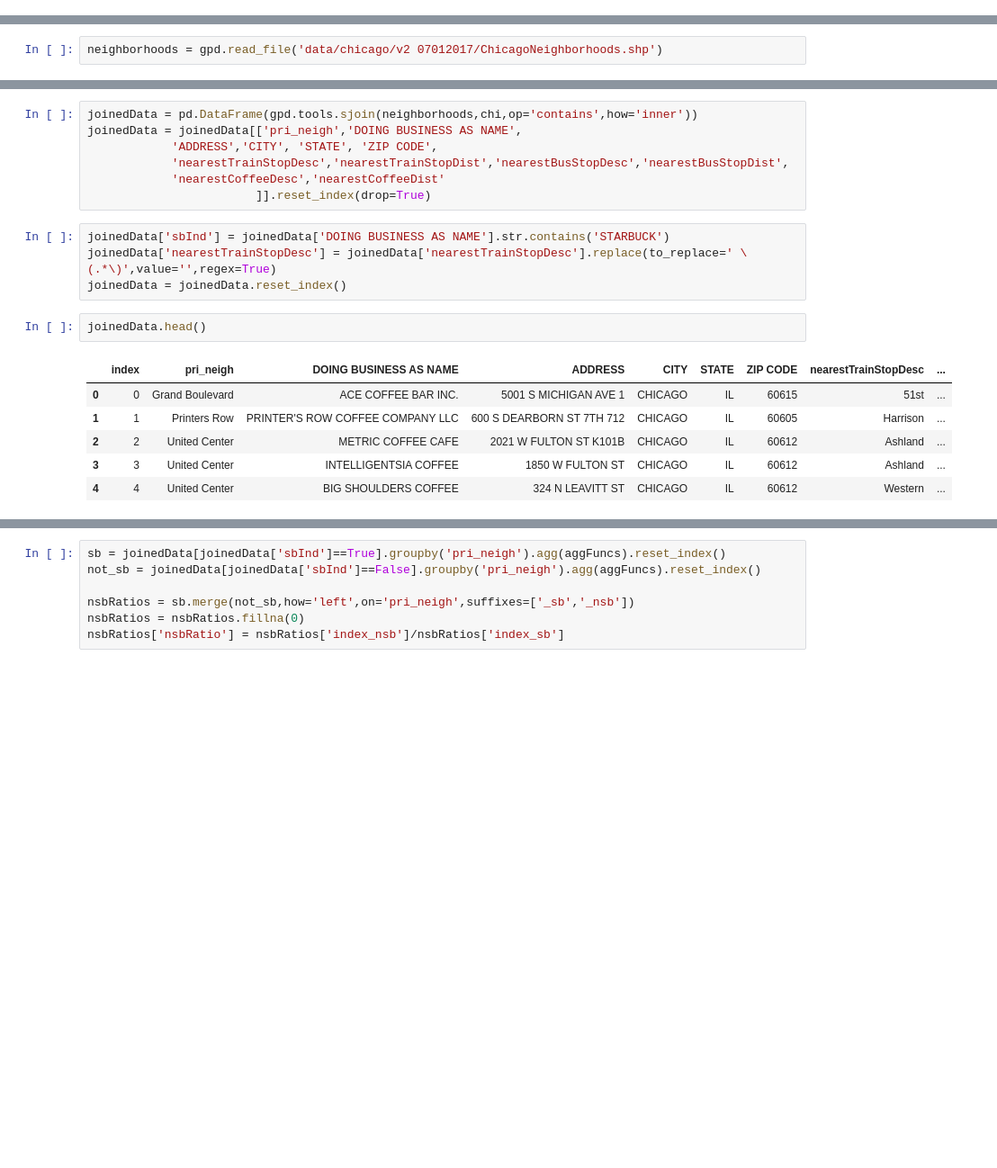
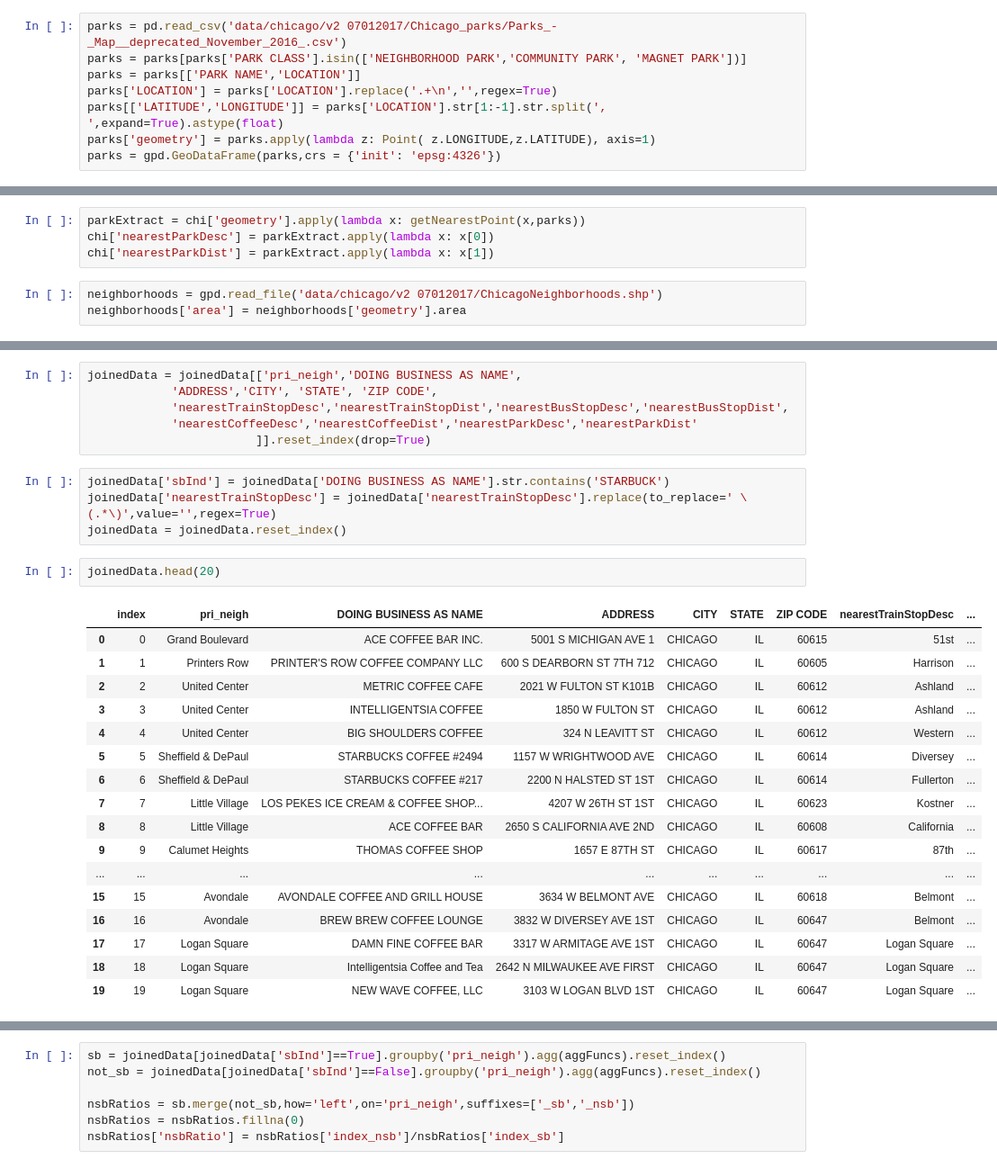
Before and after one commit to BEugeneSmith/Neighborhood-Coffee-Study, a Jupyter notebook: working/coffee/debug_chicago.ipynb, the cells around one changed output, grey strips where cells are left out. Shown at 90% size. Cells and saved outputs as stored; diff of their text form; blank space fills up the shorter version.

Commit message:
park data added to similarity

```diff
--- a/working/coffee/debug_chicago.ipynb
+++ b/working/coffee/debug_chicago.ipynb
@@ -25,6 +25,14 @@ ctaTrain['geometry'] = ctaTrain.apply(lambda z: Point( z.LONGITUDE,z.LATITUDE),
 ctaTrain = gpd.GeoDataFrame(ctaTrain,crs = {'init': 'epsg:4326'})
 # %%
 ctaBus = gpd.read_file('data/chicago/v2 07012017/CTABusStops/CleanBusStops.shp',)
+# %%
+parks = pd.read_csv('data/chicago/v2 07012017/Chicago_parks/Parks_-_Map__deprecated_November_2016_.csv')
+parks = parks[parks['PARK CLASS'].isin(['NEIGHBORHOOD PARK','COMMUNITY PARK', 'MAGNET PARK'])]
+parks = parks[['PARK NAME','LOCATION']]
+parks['LOCATION'] = parks['LOCATION'].replace('.+\n','',regex=True)
+parks[['LATITUDE','LONGITUDE']] = parks['LOCATION'].str[1:-1].str.split(', ',expand=True).astype(float)
+parks['geometry'] = parks.apply(lambda z: Point( z.LONGITUDE,z.LATITUDE), axis=1)
+parks = gpd.GeoDataFrame(parks,crs = {'init': 'epsg:4326'})
 # %%
 def getNearestPoint(pt,searchPts):
     nearest = nearest_points(pt,searchPts.geometry.unary_union)[1]
@@ -56,5 +64,10 @@ chi['nearestTrainStopDist'] = trainExtract.apply(lambda x: x[1])
 busExtract = chi['geometry'].apply(lambda x: getNearestPoint(x,ctaBus))
 chi['nearestBusStopDesc'] = busExtract.apply(lambda x: x[0])
 chi['nearestBusStopDist'] = busExtract.apply(lambda x: x[1])
+# %%
+parkExtract = chi['geometry'].apply(lambda x: getNearestPoint(x,parks))
+chi['nearestParkDesc'] = parkExtract.apply(lambda x: x[0])
+chi['nearestParkDist'] = parkExtract.apply(lambda x: x[1])
 # %%
 neighborhoods = gpd.read_file('data/chicago/v2 07012017/ChicagoNeighborhoods.shp')
+neighborhoods['area'] = neighborhoods['geometry'].area
@@ -61,22 +76,32 @@ neighborhoods = gpd.read_file('data/chicago/v2 07012017/ChicagoNeighborhoods.shp
 # %%
-joinedData = pd.DataFrame(gpd.tools.sjoin(neighborhoods,chi,op='contains',how='inner'))
 joinedData = joinedData[['pri_neigh','DOING BUSINESS AS NAME',
             'ADDRESS','CITY', 'STATE', 'ZIP CODE',
             'nearestTrainStopDesc','nearestTrainStopDist','nearestBusStopDesc','nearestBusStopDist',
-            'nearestCoffeeDesc','nearestCoffeeDist'
+            'nearestCoffeeDesc','nearestCoffeeDist','nearestParkDesc','nearestParkDist'
                         ]].reset_index(drop=True)
 # %%
 joinedData['sbInd'] = joinedData['DOING BUSINESS AS NAME'].str.contains('STARBUCK')
 joinedData['nearestTrainStopDesc'] = joinedData['nearestTrainStopDesc'].replace(to_replace=' \(.*\)',value='',regex=True)
 joinedData = joinedData.reset_index()
 # %%
-joinedData.head()
+joinedData.head(20)
 # %% [output]
 |  | index | pri_neigh | DOING BUSINESS AS NAME | ADDRESS | CITY | STATE | ZIP CODE | nearestTrainStopDesc | ... |
 | 0 | 0 | Grand Boulevard | ACE COFFEE BAR INC. | 5001 S MICHIGAN AVE 1 | CHICAGO | IL | 60615 | 51st | ... |
 | 1 | 1 | Printers Row | PRINTER'S ROW COFFEE COMPANY LLC | 600 S DEARBORN ST 7TH 712 | CHICAGO | IL | 60605 | Harrison | ... |
 | 2 | 2 | United Center | METRIC COFFEE CAFE | 2021 W FULTON ST K101B | CHICAGO | IL | 60612 | Ashland | ... |
 | 3 | 3 | United Center | INTELLIGENTSIA COFFEE | 1850 W FULTON ST | CHICAGO | IL | 60612 | Ashland | ... |
 | 4 | 4 | United Center | BIG SHOULDERS COFFEE | 324 N LEAVITT ST | CHICAGO | IL | 60612 | Western | ... |
+| 5 | 5 | Sheffield & DePaul | STARBUCKS COFFEE #2494 | 1157 W WRIGHTWOOD AVE | CHICAGO | IL | 60614 | Diversey | ... |
+| 6 | 6 | Sheffield & DePaul | STARBUCKS COFFEE #217 | 2200 N HALSTED ST 1ST | CHICAGO | IL | 60614 | Fullerton | ... |
+| 7 | 7 | Little Village | LOS PEKES ICE CREAM & COFFEE SHOP... | 4207 W 26TH ST 1ST | CHICAGO | IL | 60623 | Kostner | ... |
+| 8 | 8 | Little Village | ACE COFFEE BAR | 2650 S CALIFORNIA AVE 2ND | CHICAGO | IL | 60608 | California | ... |
+| 9 | 9 | Calumet Heights | THOMAS COFFEE SHOP | 1657 E 87TH ST | CHICAGO | IL | 60617 | 87th | ... |
+| ... | ... | ... | ... | ... | ... | ... | ... | ... | ... |
+| 15 | 15 | Avondale | AVONDALE COFFEE AND GRILL HOUSE | 3634 W BELMONT AVE | CHICAGO | IL | 60618 | Belmont | ... |
+| 16 | 16 | Avondale | BREW BREW COFFEE LOUNGE | 3832 W DIVERSEY AVE 1ST | CHICAGO | IL | 60647 | Belmont | ... |
+| 17 | 17 | Logan Square | DAMN FINE COFFEE BAR | 3317 W ARMITAGE AVE 1ST | CHICAGO | IL | 60647 | Logan Square | ... |
+| 18 | 18 | Logan Square | Intelligentsia Coffee and Tea | 2642 N MILWAUKEE AVE FIRST | CHICAGO | IL | 60647 | Logan Square | ... |
+| 19 | 19 | Logan Square | NEW WAVE COFFEE, LLC | 3103 W LOGAN BLVD 1ST | CHICAGO | IL | 60647 | Logan Square | ... |
 # %%
 # aggFuncs = {'index':'count','nearestTrainStopDist':'mean','nearestBusStopDist':'mean','nearestCoffeeDist':'mean'}
```
Also changed, not shown: parts of 7 cells of this notebook, 4 other files.
